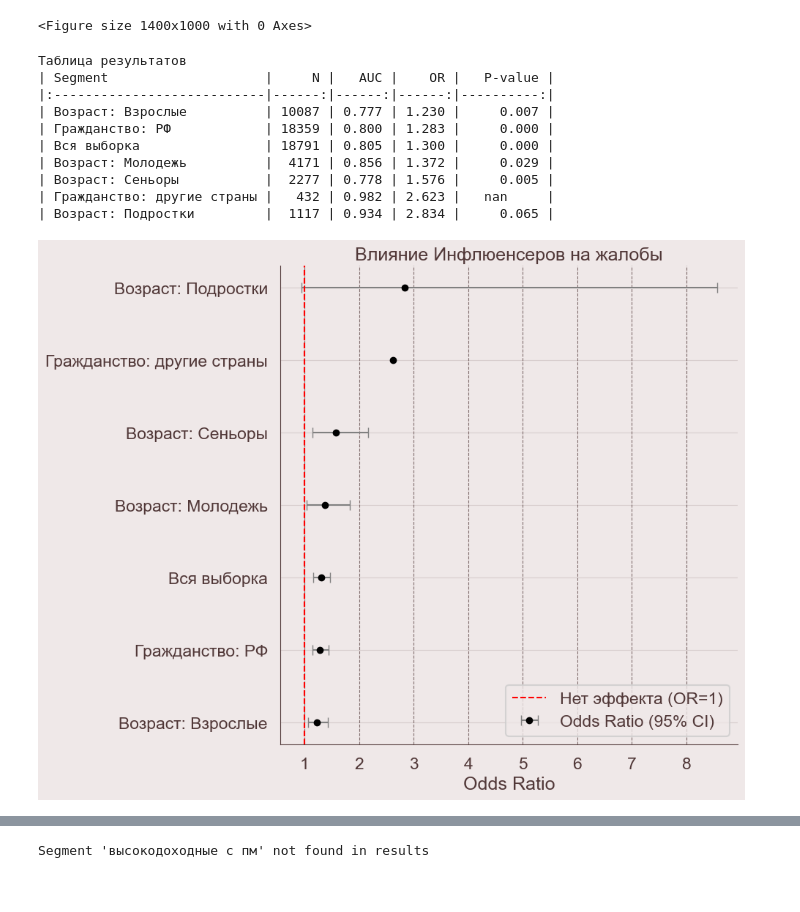
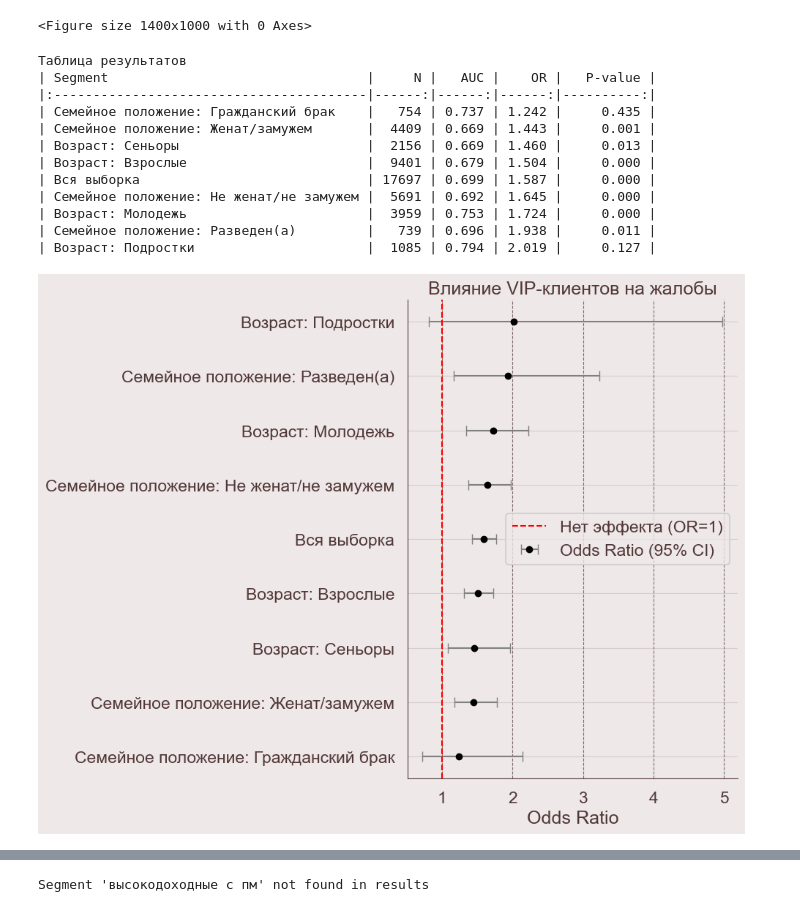
Before and after one commit to Neat-Snap/dano25, a Jupyter notebook: robust.ipynb, the cells around one changed output, grey strips where cells are left out. Drawn from its saved outputs; the diff is of its cells as text; code cells hidden in the pictures.

```diff
--- a/robust.ipynb
+++ b/robust.ipynb
@@ -85,26 +85,22 @@ top_sources_99 = [
 ]
 
 negative_reviews['age_segment'] = negative_reviews['age_segment'].fillna('Unknown')
-negative_reviews['citizenship_group'] = negative_reviews['citizenship_country'].apply(
-    lambda x: 'РФ' if x == 'РФ' else 'Other'
-)
+negative_reviews['marital_status_cd'] = negative_reviews['marital_status_cd'].fillna('Unknown')
 
 def get_segment_stats(subset_df, label):
     df_sub = subset_df.copy()
     df_sub['review_theme'] = df_sub['review_theme'].astype(str).str.strip()
     df_sub['target_is_tariff'] = df_sub['review_theme'].str.lower().str.contains('тарифы и условия').astype(int)
 
-    df_sub['business_line_grouped'] = df_sub['business_line'].apply(lambda x: x if x in top_lines_99 else 'Other')
     df_sub['source_grouped'] = df_sub['review_source'].apply(lambda x: x if x in top_sources_99 else 'Other')
 
     df_sub['is_male'] = (df_sub['gender_cd'].fillna('Unknown') == 'M').astype(int)
     df_sub['influencer_flg'] = df_sub['influencer_flg'].fillna(0).astype(int)
     df_sub['new_flg'] = df_sub['new_flg'].fillna(0).astype(int)
     df_sub['solution_flg'] = df_sub['solution_flg'].fillna('Unknown')
-    df_sub['is_mark_2'] = (df_sub['review_mark'].astype(str) == '2').astype(int)
 
-    cat_features = ['business_line_grouped', 'source_grouped', 'solution_flg']
-    num_features = ['is_male', 'influencer_flg', 'new_flg', 'is_mark_2']
+    cat_features = ['source_grouped', 'solution_flg']
+    num_features = ['is_male', 'influencer_flg', 'new_flg']
     valid_num = [c for c in num_features if df_sub[c].nunique() > 1]
 
     model_df = df_sub[['target_is_tariff'] + cat_features + valid_num].copy()
@@ -128,6 +124,7 @@ def get_segment_stats(subset_df, label):
             or_low = np.exp(ci[0])
             or_high = np.exp(ci[1])
             pval = model.pvalues['influencer_flg']
+            std_err = model.bse['influencer_flg']
         else:
             return None
 
@@ -138,7 +135,8 @@ def get_segment_stats(subset_df, label):
             'OR': or_val,
             'OR_low': or_low,
             'OR_high': or_high,
-            'P-value': pval
+            'P-value': pval,
+            'Std_Error': std_err
         }
     except:
         return None
@@ -158,55 +156,62 @@ for g in negative_reviews['age_segment'].unique():
         res = get_segment_stats(sub, f"Возраст: {g}")
         if res:
             data.append(res)
 
-sub_rf = negative_reviews[negative_reviews['citizenship_group'] == 'РФ']
-if len(sub_rf) > 100:
-    res = get_segment_stats(sub_rf, "Гражданство: РФ")
-    if res:
-        data.append(res)
-
-sub_other = negative_reviews[negative_reviews['citizenship_group'] == 'Other']
-if len(sub_other) > 100:
-    res = get_segment_stats(sub_other, "Гражданство: другие страны")
-    if res:
-        data.append(res)
+for g in negative_reviews['marital_status_cd'].unique():
+    if g in ['Unknown']:
+        continue
+    sub = negative_reviews[negative_reviews['marital_status_cd'] == g]
+    if len(sub) > 100:
+        status_map = {
+            'MAR': 'Женат/замужем',
+            'UNM': 'Не женат/не замужем',
+            'DIV': 'Разведен(а)',
+            'CIV': 'Гражданский брак',
+            'WID': 'Вдовец/вдова'
+        }
+        label = f"Семейное положение: {status_map.get(g, g)}"
+        res = get_segment_stats(sub, label)
+        if res:
+            data.append(res)
 
 results_df = pd.DataFrame(data)
 
 plt.figure(figsize=(10, 8))
 results_df = results_df.sort_values('OR', ascending=True)
 errors = [results_df['OR'] - results_df['OR_low'], results_df['OR_high'] - results_df['OR']]
 plt.errorbar(
     x=results_df['OR'],
     y=results_df['Segment'],
     xerr=errors,
     fmt='o',
     color='black',
     ecolor='gray',
     capsize=5,
     label='Odds Ratio (95% CI)'
 )
 plt.axvline(x=1, color='red', linestyle='--', label='Нет эффекта (OR=1)')
-plt.title('Влияние Инфлюенсеров на жалобы')
+plt.title('Влияние VIP-клиентов на жалобы')
 plt.xlabel('Odds Ratio')
 plt.grid(True, axis='x', linestyle='--', alpha=0.7)
 plt.legend()
 plt.tight_layout()
 print("Таблица результатов")
 print(results_df[['Segment', 'N', 'AUC', 'OR', 'P-value']].to_markdown(index=False, floatfmt=".3f"))
 plt.show()
 # %% [output]
 Таблица результатов
-| Segment                    |     N |   AUC |    OR |   P-value |
-|:---------------------------|------:|------:|------:|----------:|
-| Возраст: Взрослые          | 10087 | 0.777 | 1.230 |     0.007 |
-| Гражданство: РФ            | 18359 | 0.800 | 1.283 |     0.000 |
-| Вся выборка                | 18791 | 0.805 | 1.300 |     0.000 |
-| Возраст: Молодежь          |  4171 | 0.856 | 1.372 |     0.029 |
-| Возраст: Сеньоры           |  2277 | 0.778 | 1.576 |     0.005 |
-| Гражданство: другие страны |   432 | 0.982 | 2.623 |   nan     |
-| Возраст: Подростки         |  1117 | 0.934 | 2.834 |     0.065 |
+| Segment                                 |     N |   AUC |    OR |   P-value |
+|:----------------------------------------|------:|------:|------:|----------:|
+| Семейное положение: Гражданский брак    |   754 | 0.737 | 1.242 |     0.435 |
+| Семейное положение: Женат/замужем       |  4409 | 0.669 | 1.443 |     0.001 |
+| Возраст: Сеньоры                        |  2156 | 0.669 | 1.460 |     0.013 |
+| Возраст: Взрослые                       |  9401 | 0.679 | 1.504 |     0.000 |
+| Вся выборка                             | 17697 | 0.699 | 1.587 |     0.000 |
+| Семейное положение: Не женат/не замужем |  5691 | 0.692 | 1.645 |     0.000 |
+| Возраст: Молодежь                       |  3959 | 0.753 | 1.724 |     0.000 |
+| Семейное положение: Разведен(а)         |   739 | 0.696 | 1.938 |     0.011 |
+| Возраст: Подростки                      |  1085 | 0.794 | 2.019 |     0.127 |
-[figure, old version]
+[figure, new version]
 # %%
 # import pandas as pd
 # import numpy as np
```
Also changed, not shown: parts of 3 cells of this notebook, 1 other file.
